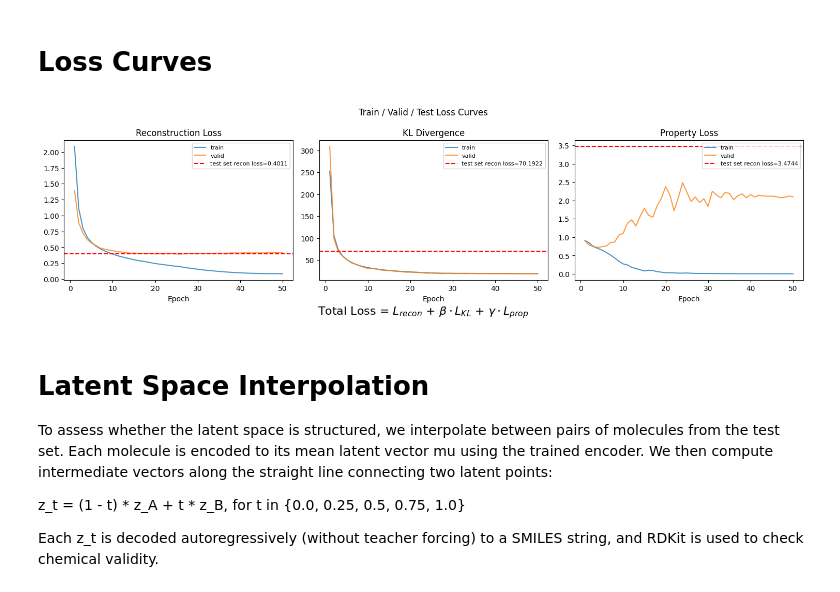
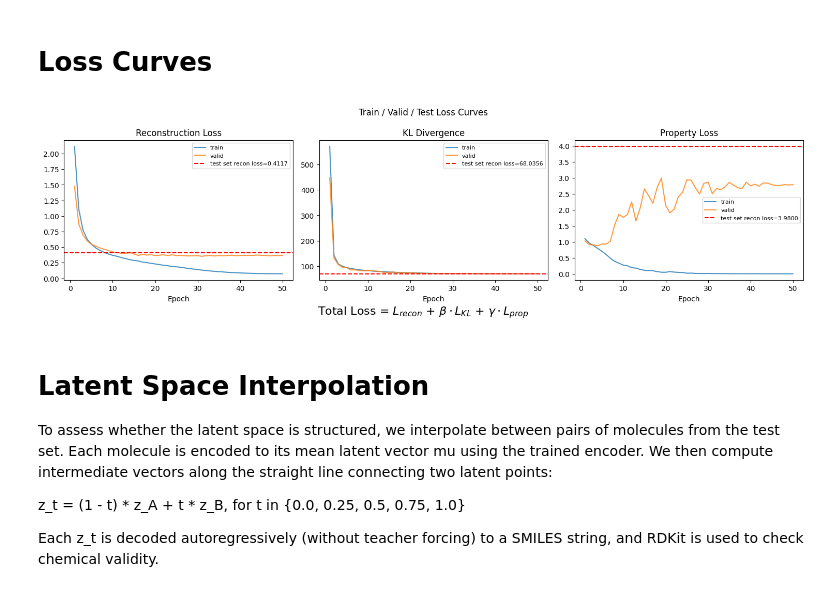
Before and after one commit to elenipsaromatis/mol-vae, a Jupyter notebook: notebooks/vae_dev.ipynb, the cells around one changed output. Drawn from its saved outputs; the diff is of its cells as text; code cells hidden in the pictures.

```diff
--- a/notebooks/vae_dev.ipynb
+++ b/notebooks/vae_dev.ipynb
@@ -287,9 +287,9 @@ class Encoder(nn.Module):
         super().__init__()
         self.vocab_size = vocab_size
         self.conv = nn.Sequential(
-            nn.Conv1d(vocab_size, 128, kernel_size=3, stride=2, padding=1),
+            nn.Conv1d(vocab_size, 128, kernel_size=9, stride=1, padding=0),
             nn.Tanh(),
-            nn.Conv1d(128, 256, kernel_size=3, stride=2, padding=1),
+            nn.Conv1d(128, 256, kernel_size=9, stride=1, padding=0),
             nn.Tanh(),
         )
         with torch.no_grad():
@@ -596,7 +601,7 @@ ANNEAL_EPOCHS = 25 # number of epochs over which to linearly increase beta from
 BATCH_SIZE = 64
 LEARNING_RATE = 1e-3
 KL_FREE_BITS = 0.5
-GAMMA = 0.1
+GAMMA = 0.05
 
 CHECKPOINT_DIR = Path("../checkpoints")
 CHECKPOINT_DIR.mkdir(exist_ok=True)
@@ -1057,41 +1088,41 @@ test_means = {
 }
 
 # pull train/valid curves from active run
-run_id = "9a2b02213ca94b99b87c6ca95a4c7a8a"
+run_id = "9b0acf7791b84aabad40423d1d59c3ef"
 train_recon = get_metric(run_id, "recon_loss")
 train_kl    = get_metric(run_id, "kl_loss")
 train_prop  = get_metric(run_id, "train_prop")
 valid_recon = get_metric(run_id, "valid_recon")
 valid_kl    = get_metric(run_id, "valid_kl")
 valid_prop  = get_metric(run_id, "valid_prop")
 epochs = range(1, len(train_recon) + 1)
 
 pairs = [
     (train_recon, valid_recon, 'Reconstruction Loss'),
     (train_kl,    valid_kl,    'KL Divergence'),
     (train_prop,  valid_prop,  'Property Loss'),
 ]
 
 fig, axes = plt.subplots(1, 3, figsize=(15, 4))
 for ax, (train_vals, valid_vals, title) in zip(axes, pairs):
     ax.plot(epochs, train_vals, label='train', alpha=0.8)
     ax.plot(epochs, valid_vals, label='valid', alpha=0.8)
     ax.axhline(test_means[title], color='red', linestyle='--',
                label=f'test set recon loss={test_means[title]:.4f}')
     ax.set_title(title)
     ax.set_xlabel('Epoch')
     ax.legend(fontsize=8)
 
 plt.suptitle('Train / Valid / Test Loss Curves')
 plt.tight_layout()
 fig.text(
     0.5, -0.02,
     r'Total Loss = $L_{recon}$ + $\beta \cdot L_{KL}$ + $\gamma \cdot L_{prop}$',
     ha='center', fontsize=16
 )
 plt.show()
 # %% [output]
-[figure, old version]
+[figure, new version]
 # %% [markdown]
 # Latent Space Interpolation
 To assess whether the latent space is structured, we interpolate between pairs of molecules from the test set. Each molecule is encoded to its mean latent vector mu using the trained encoder. We then compute intermediate vectors along the straight line connecting two latent points:
```
Also changed, not shown: parts of 12 cells of this notebook, 6 other files.
